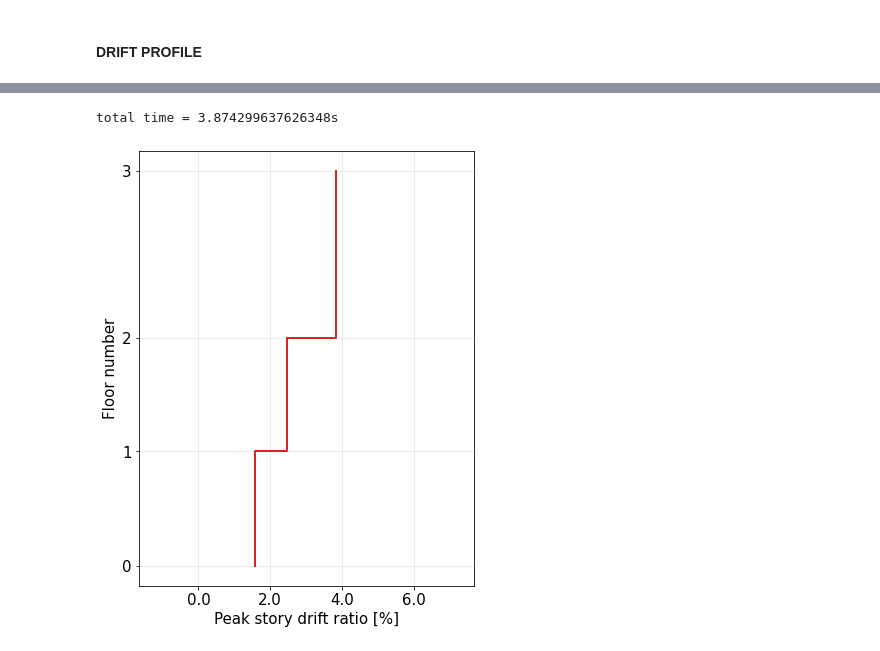
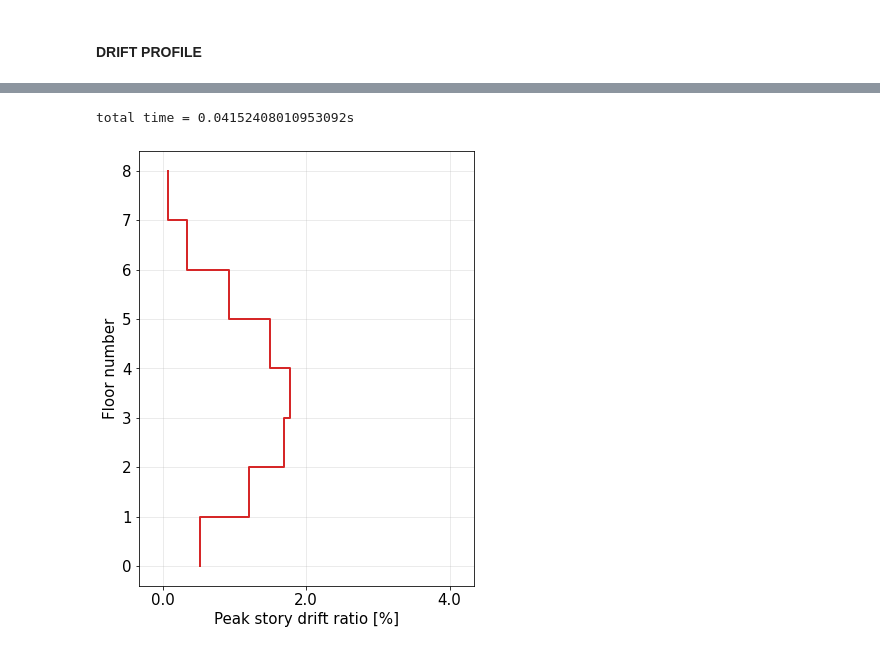
Before and after one commit to galvisf/ModelerWSMF, a Jupyter notebook: POSTPROCESSING/visualize_frame_push.ipynb, the cells around one changed output, grey strips where cells are left out. Drawn from its saved outputs; the diff is of its cells as text; code cells hidden in the pictures.

Commit message:
Example postprocess

```diff
--- a/POSTPROCESSING/visualize_frame_push.ipynb
+++ b/POSTPROCESSING/visualize_frame_push.ipynb
@@ -10,7 +8,7 @@ color_specs = ['tab:red','tab:green','tab:orange','tab:purple','tab:olive'] #
 # %% [markdown]
 Building geometry and relevant properties
 # %%
-bldg_name         = 'Example'
+bldg_name  = 'inputs_8storyFrameOakland'
 cvn = 12
 
 result_list = [os.path.join('..','OUTPUTS','PUSHOVER', 'Output')]
@@ -26,17 +24,12 @@ a0            = 0.1
 distribution  = 'Constant'
 splice        = 0
 
-story_heights = np.array([18.67*12,
-                18.5*12,
-                (14.5*12+12.75*12)])
-beam_list   = np.array([1,
-                        1,
-                        1]).reshape(-1,1)
-column_list = np.array([[1, 1],
-                        [1, 1],
-                        [1, 1]])
-bay_widths  = np.array([30*12])
+story_heights = np.ones(8)*156
+beam_list   = np.ones((8,4))
+column_list = np.ones((8,5))
+bay_widths  = np.ones(4)*300
 n_bays      = len(bay_widths)
+n_stories   = len(story_heights)
 # %% [markdown]
 #### COLLECT RESULTS FROM NLRHA
 # %%
@@ -96,7 +69,7 @@ marker_size = 100 # size marker for fractures
 fig, ax = plt.subplots(1,len(result_list), figsize=(14,8))
 
 # element coordinates
-plot_scale = 7
+plot_scale = 10
 n_stories, n_bays, columns, beams, joints_x, joints_y = get_coordinates(beam_list, column_list, bay_widths, story_heights)
 edp = np.zeros([n_stories, 1])
 t = -1
@@ -141,8 +114,6 @@ for model_i, results_folder in enumerate(result_list):
                               max_marker_size=marker_size, plot_scale=plot_scale,
                               labelText='$\\theta_p$', bins=np.array([0, 0.003, 0.01, 0.02]), addLegend=False)
     else:
-    #         plot_beam_response_bins_edp(ax, t, edp, joints_x, joints_y, FI_simulated['FI_LB'], FI_simulated['FI_RB'],
-    #                                     plot_scale=plot_scale, max_marker_size=marker_size)
         plot_fractures_edp(ax, t, edp, joints_x, joints_y, frac_simulated[results_folder], plot_scale=plot_scale, marker_size=marker_size,
                           one_fracture_color=color_specs[model_i], both_fractures_color='k')
         plot_beam_response_bins_edp(ax, t, edp, joints_x, joints_y, np.abs(beam_plas_rot[results_folder]['hinge_left']),
@@ -176,24 +139,33 @@ array([[0.01569363],
+# %%
+disp_max = np.max(story_response[results_folder]['disp'],1)
+drift = []
+for i in range(len(disp_max)):
+    if i == 0:
+        drift.append(disp_max[i]/story_heights[i])
+    else:
+        drift.append((disp_max[i]-disp_max[i-1])/story_heights[i])
+drift = np.array(drift).reshape(-1,1)
 # %%
-x_ticks = np.array([0, 2.0, 4.0, 6.0])
+x_ticks = np.array([0, 2.0, 4.0])
 
 # Peak drift profile
 fig, ax = plt.subplots(1,1, figsize=(6,8))
 
 legend_text = []
 for model_i, results_folder in enumerate(result_list):
 
     print('total time = ' + str(pz_response[results_folder]['time'][-1]) + 's')
 
     plot_story_response(ax, drift, story_heights, bay_widths,
                         color_name=color_specs[model_i], x_ticks=x_ticks)
 
 
     legend_text.append(results_folder)
 
 # _ = ax.legend(legend_text)#,bbox_to_anchor=(1.05, 1), loc='best')
 # %% [output]
-total time = 3.874299637626348s
+total time = 0.04152408010953092s
-[figure, old version]
+[figure, new version]
 # %%
 print('\nBOTTOM HINGE ROTATION')
 np.max(np.abs(column_response[results_folder]['hinge_bot']), axis=2)
```
Also changed, not shown: parts of 5 cells of this notebook, 4 other files.
